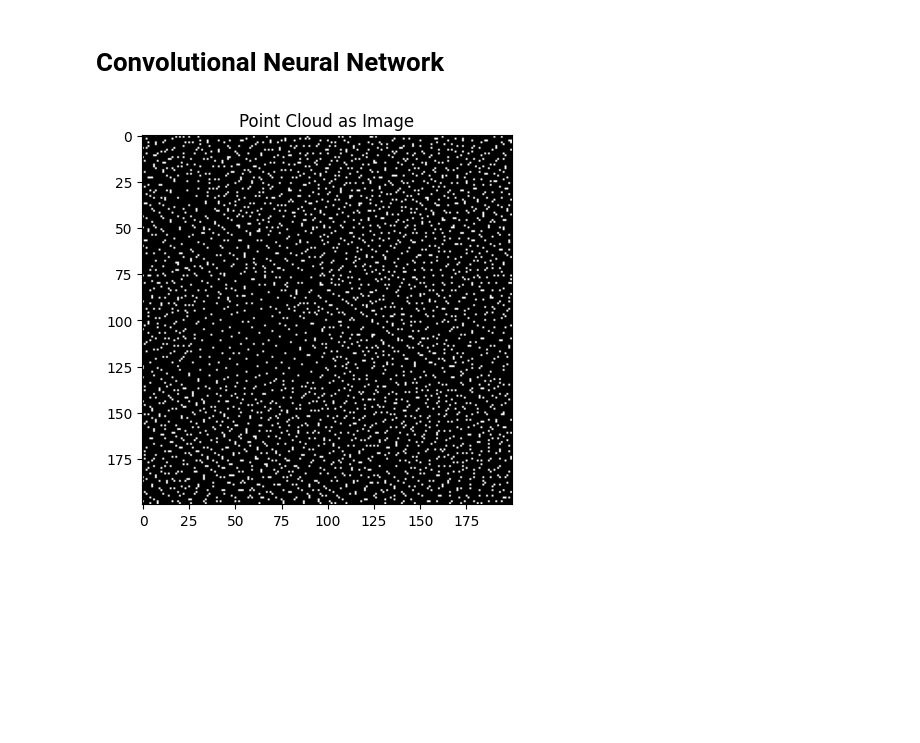
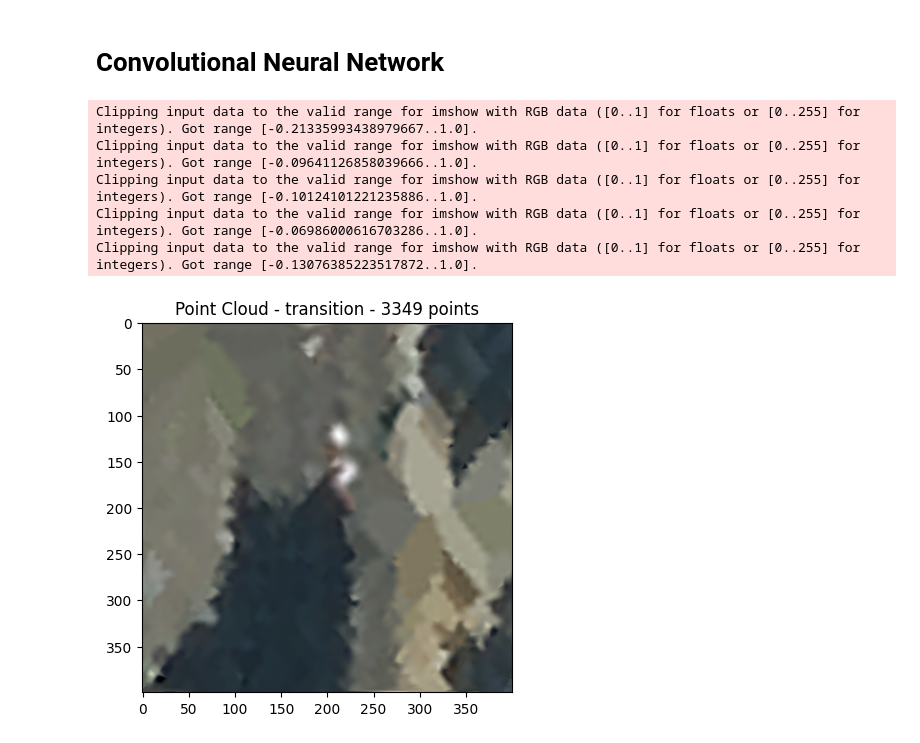
Before and after one commit to JonWes01/Road_Point_Cloud_Classification, a Jupyter notebook: road_point_cloud_classification.ipynb, the cells around one changed output. Saved outputs shown, nothing was run; the diff lists cells and outputs as text; code cells hidden in the pictures; blank space fills up the shorter version.

```diff
--- a/road_point_cloud_classification.ipynb
+++ b/road_point_cloud_classification.ipynb
@@ -231,7 +234,7 @@ print(f"Loaded {len(dataset)} point clouds from {len(labels)} categories.")
 # Optionally visualize the first point cloud from each category
 for i, label in enumerate(labels):
     if dataset:
-        visualize_point_cloud_plotly(dataset[i], title=f"Point Cloud - {label}")
+        visualize_point_cloud(dataset[i], title=f"Point Cloud - {label} - {dataset[i].shape[0]} points")
     else:
         print(f"No point clouds found for label: {label}")
 
@@ -360,22 +357,8 @@ def prepare_dataset():
     dataset = load_point_clouds(labels)
     # Prepare feature vectors and labels for convolutional neural networks
     dataset = downsample_point_clouds(dataset)
-    X, y = prepare_feature_vectors(dataset)
-    # Perform a train-test-split
-    X_train, X_test, y_train, y_test = train_test_split(X, y, random_state=42)
-    # Reshape the data for convolutional neural networks
-    X_train = X_train.reshape(X_train.shape[0], 1, -1)
-    X_test = X_test.reshape(X_test.shape[0], 1, -1)
-    # Convert labels to one-hot encoding
-    num_classes = len(np.unique(y))
-    y_train = np.eye(num_classes)[y_train.astype(int)]
-    y_test = np.eye(num_classes)[y_test.astype(int)]
-    # Convert to PyTorch tensors
-    X_train_tensor = torch.tensor(X_train, dtype=torch.float32)
-    X_test_tensor = torch.tensor(X_test, dtype=torch.float32)
-    y_train_tensor = torch.tensor(y_train, dtype=torch.float32)
-    y_test_tensor = torch.tensor(y_test, dtype=torch.float32)
-    return X_train_tensor, X_test_tensor, y_train_tensor, y_test_tensor, num_classes
+    # Convert the list of point clouds to image-like tensors
+
 
 def convert_pc_to_image(pc, img_size=(200, 200)):
     """
@@ -383,44 +366,75 @@ def convert_pc_to_image(pc, img_size=(200, 200)):
 
     Args:
         pc (np.ndarray): Point cloud of shape (N, 3) or (N, >=3).
         img_size (tuple): Size of the output image (height, width).
 
     Returns:
         np.ndarray: 2D image representation of the point cloud.
     """
     if pc.shape[1] < 3:
         raise ValueError("Point cloud must have at least 3 columns (x, y, z).")
 
     # Normalize the point cloud to fit within the image size
     pc_normalized = (pc[:, :2] - np.min(pc[:, :2], axis=0)) / (np.max(pc[:, :2], axis=0) - np.min(pc[:, :2], axis=0))
     pc_normalized *= img_size[0]  # Scale to image size
 
     # Create an empty image
     img = np.zeros(img_size)
+    height, width = img_size
 
-    # Fill the image with points from the point cloud
-    for point in pc_normalized:
-        x, y = int(point[0]), int(point[1])
-        if 0 <= x < img_size[0] and 0 <= y < img_size[1]:
-            img[x, y] = 1  # Set pixel value to 1 for the point
+    x, y, z, color = pc_normalized[:, 0], pc_normalized[:, 1], pc[:, 2], pc[:, 3:6] if pc.shape[1] >= 6 else np.zeros((pc.shape[0], 3))
 
-    return img
+    # --- Interpolation of Point Cloud Data for Visualization --- (Jonas)
+
+    # sort x,y,z by z in ascending order so the highest z is plotted over the lowest z
+    zSort = z.argsort()
+    x, y, z, color = x[zSort], y[zSort], z[zSort], color[zSort]
+
+    # interpolation
+    # generate a grid where the interpolation will be calculated
+    X, Y = np.meshgrid(np.arange(width), np.arange(height))
+
+    R = griddata(np.vstack((x, y)).T, color[:, 0], (X, Y), method='cubic')
+    Rlinear= griddata(np.vstack((x, y)).T, color[:, 0], (X, Y), method='nearest')
+    G = griddata(np.vstack((x, y)).T, color[:, 1], (X, Y), method='cubic')
+    Glinear= griddata(np.vstack((x, y)).T, color[:, 1], (X, Y), method='nearest')
+    B = griddata(np.vstack((x, y)).T, color[:, 2], (X, Y), method='cubic')
+    Blinear= griddata(np.vstack((x, y)).T, color[:, 2], (X, Y), method='nearest')
+
+    #Fill empty values with nearest neighbor
+    R[np.isnan(R)] = Rlinear[np.isnan(R)]
+    G[np.isnan(G)] = Glinear[np.isnan(G)]
+    B[np.isnan(B)] = Blinear[np.isnan(B)]
+
+    R = R/np.max(R)
+    G = G/np.max(G)
+    B = B/np.max(B)
+
+    interpolated = cv2.merge((R, G, B))
+
+    return interpolated
+
+
 
 folder_path = "C:/Users/jonas/OneDrive/Dokumente/Studium/Master/SoSe 2025/Machine Learning for Civil Engineering/Group Project/4_Road_point_cloud_classification/dataset/"  # Adjust the folder path as needed
 dataset = load_point_clouds(labels, folder_path)
-img = convert_pc_to_image(dataset[10])
-#show the image
-plt.imshow(img, cmap='gray')
-plt.title("Point Cloud as Image")
 
 # Optionally visualize the first point cloud from each category
 for i, label in enumerate(labels):
     if dataset:
-        img = convert_pc_to_image(dataset[i])
+        img = convert_pc_to_image(dataset[i], img_size=(400, 400))  # Convert point cloud to image
         #show the image
-        plt.imshow(img, cmap='gray')
-        plt.title("Point Cloud as Image")
+        plt.imshow(img)
+        plt.title(f"Point Cloud - {label} - {dataset[i].shape[0]} points")
     else:
         print(f"No point clouds found for label: {label}")
+
+# Load the dataset and prepare it for deep learning
+X_train_tensor, X_test_tensor, y_train_tensor, y_test_tensor, num_classes = prepare_dataset()
 # %% [output]
+Clipping input data to the valid range for imshow with RGB data ([0..1] for floats or [0..255] for integers). Got range [-0.21335993438979667..1.0].
+Clipping input data to the valid range for imshow with RGB data ([0..1] for floats or [0..255] for integers). Got range [-0.09641126858039666..1.0].
+Clipping input data to the valid range for imshow with RGB data ([0..1] for floats or [0..255] for integers). Got range [-0.10124101221235886..1.0].
+Clipping input data to the valid range for imshow with RGB data ([0..1] for floats or [0..255] for integers). Got range [-0.06986000616703286..1.0].
+Clipping input data to the valid range for imshow with RGB data ([0..1] for floats or [0..255] for integers). Got range [-0.13076385223517872..1.0].
-[figure, old version]
+[figure, new version]
```
Also changed, not shown: parts of 4 cells of this notebook.
